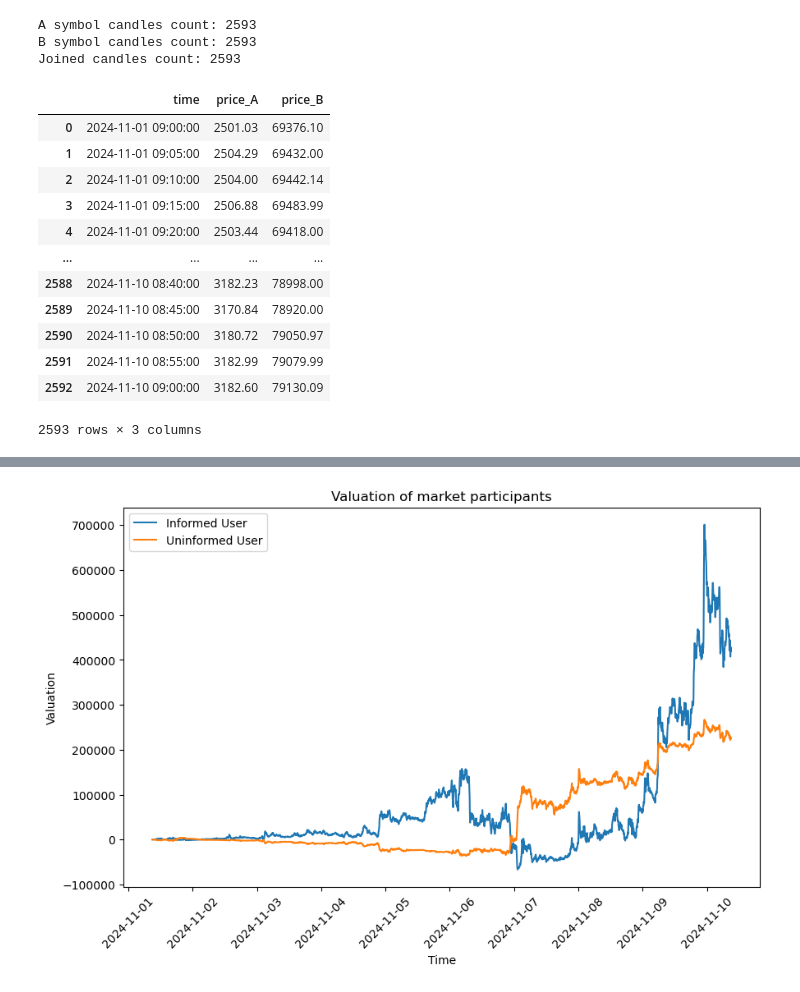
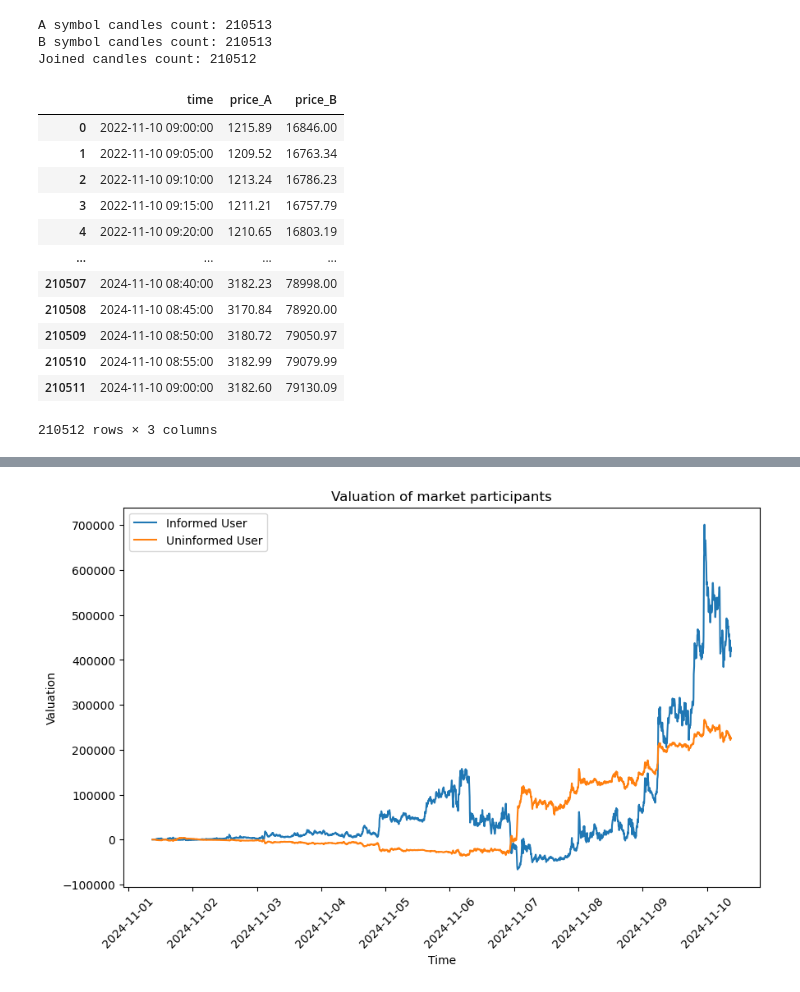
Before and after one commit to swnirk/Dex-Dynamic-Fee, a Jupyter notebook: visualizations/not_fixed_fee_simulation.ipynb, the cells around one changed output, grey strips where cells are left out. Saved outputs shown, nothing was run; the diff lists cells and outputs as text; code cells hidden in the pictures.

```diff
--- a/visualizations/not_fixed_fee_simulation.ipynb
+++ b/visualizations/not_fixed_fee_simulation.ipynb
@@ -8,33 +8,33 @@ add_project_root_to_path()
 # %%
 from historical_data import get_historical_prices_for_two_assets
 from datetime import datetime
 
 stable_coin_symbol = "USDT"
 A_symbol = "ETH"
 B_symbol = "BTC"
 interval = "5m"
 
-start_time = datetime(2024, 11, 1, 12, 0, 0)
+start_time = datetime(2022, 11, 10, 12, 0, 0)
 end_time = datetime(2024, 11, 10, 12, 0, 0)
 historical_prices = get_historical_prices_for_two_assets(
     stable_coin_symbol, A_symbol, B_symbol, interval, start_time, end_time
 )
 
 historical_prices
 # %% [output]
-A symbol candles count: 2593
-B symbol candles count: 2593
-Joined candles count: 2593
+A symbol candles count: 210513
+B symbol candles count: 210513
+Joined candles count: 210512
 |  | time | price_A | price_B |
-| 0 | 2024-11-01 09:00:00 | 2501.03 | 69376.10 |
-| 1 | 2024-11-01 09:05:00 | 2504.29 | 69432.00 |
-| 2 | 2024-11-01 09:10:00 | 2504.00 | 69442.14 |
-| 3 | 2024-11-01 09:15:00 | 2506.88 | 69483.99 |
-| 4 | 2024-11-01 09:20:00 | 2503.44 | 69418.00 |
+| 0 | 2022-11-10 09:00:00 | 1215.89 | 16846.00 |
+| 1 | 2022-11-10 09:05:00 | 1209.52 | 16763.34 |
+| 2 | 2022-11-10 09:10:00 | 1213.24 | 16786.23 |
+| 3 | 2022-11-10 09:15:00 | 1211.21 | 16757.79 |
+| 4 | 2022-11-10 09:20:00 | 1210.65 | 16803.19 |
 | ... | ... | ... | ... |
-| 2588 | 2024-11-10 08:40:00 | 3182.23 | 78998.00 |
-| 2589 | 2024-11-10 08:45:00 | 3170.84 | 78920.00 |
-| 2590 | 2024-11-10 08:50:00 | 3180.72 | 79050.97 |
-| 2591 | 2024-11-10 08:55:00 | 3182.99 | 79079.99 |
-| 2592 | 2024-11-10 09:00:00 | 3182.60 | 79130.09 |
+| 210507 | 2024-11-10 08:40:00 | 3182.23 | 78998.00 |
+| 210508 | 2024-11-10 08:45:00 | 3170.84 | 78920.00 |
+| 210509 | 2024-11-10 08:50:00 | 3180.72 | 79050.97 |
+| 210510 | 2024-11-10 08:55:00 | 3182.99 | 79079.99 |
+| 210511 | 2024-11-10 09:00:00 | 3182.60 | 79130.09 |
-2593 rows × 3 columns
+210512 rows × 3 columns
```
Also changed, not shown: parts of 28 cells of this notebook, 5 other files.
